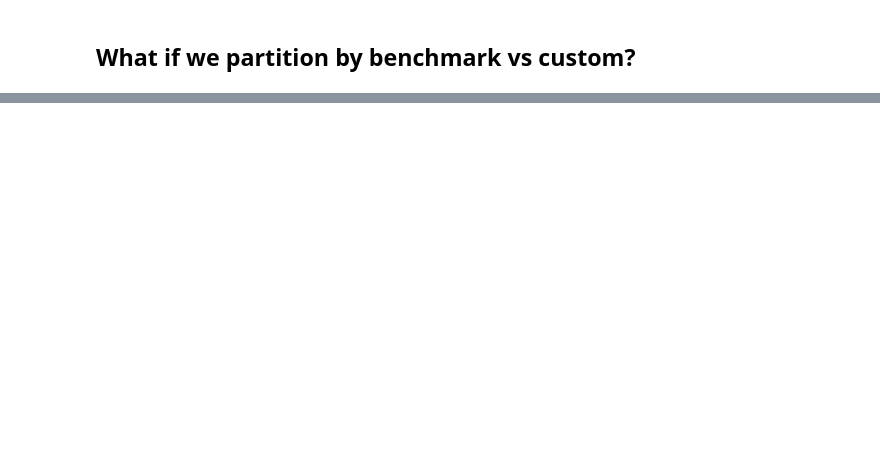
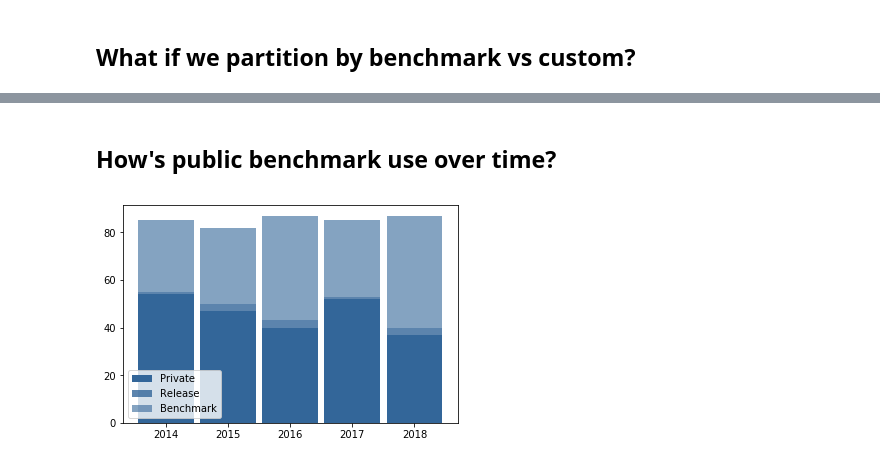
Before and after one commit to neheller/labels19, a Jupyter notebook: analyze.ipynb, the cells around one changed output, grey strips where cells are left out. Drawn from its saved outputs; the diff is of its cells as text; code cells hidden in the pictures; blank space fills up the shorter version.

```diff
--- a/analyze.ipynb
+++ b/analyze.ipynb
@@ -126,0 +265,33 @@ Excluding... [243.66666667]
+# %% [markdown]
+## How's public benchmark use over time?
+# %%
+bnch_counts = [0 for _ in range(5)]
+cstm_counts = [0 for _ in range(5)]
+csre_counts = [0 for _ in range(5)]
+
+for d in data:
+    year = 4 - 2018 + int(d["year"])
+    if used_any_benchmark(d):
+        try:
+            bnch_counts[year] = bnch_counts[year] + 1
+        except ValueError:
+            print(d["ind"], "needs reviewing")
+    elif used_custom_nore(d):
+        try:
+            cstm_counts[year] = cstm_counts[year] + 1
+        except ValueError:
+            print(d["ind"], "needs reviewing")
+    elif used_custom_re(d):
+        try:
+            csre_counts[year] = csre_counts[year] + 1
+        except ValueError:
+            print(d["ind"], "needs reviewing")
+
+years = range(2014, 2019)
+plt.bar(years, cstm_counts, 0.9, color=(0.2, 0.4, 0.6, 1.0))
+plt.bar(years, csre_counts, 0.9, bottom=cstm_counts, color=(0.2, 0.4, 0.6, 0.8))
+plt.bar(years, bnch_counts, 0.9, bottom=np.array(cstm_counts) + np.array(csre_counts), color=(0.2, 0.4, 0.6, 0.6))
+plt.legend(["Private", "Release", "Benchmark"], loc="lower left")
+plt.show()
+# %% [output]
+[figure, added]
```
Also changed, not shown: parts of 19 cells of this notebook, 2 other files.
